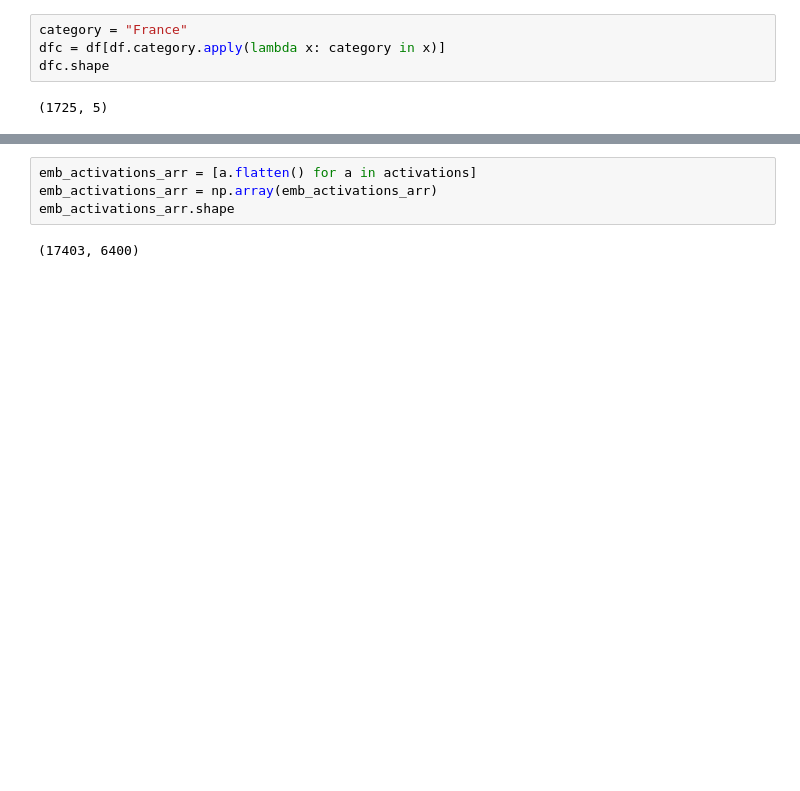
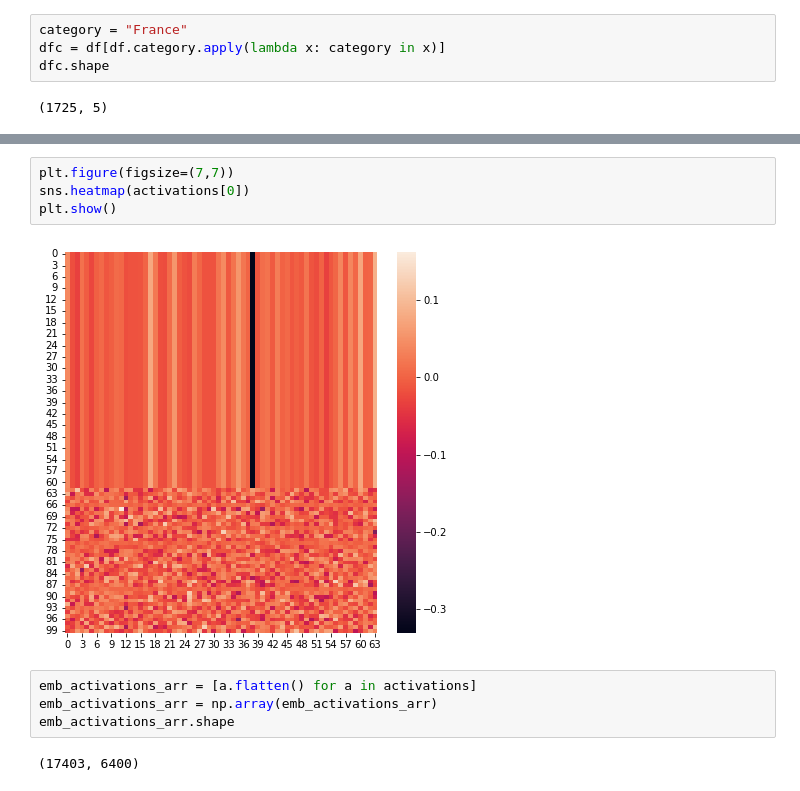
Before and after one commit to MHaurel/nn-concept-interpreter, a Jupyter notebook: visualizer/Embedding-Layer.ipynb, the cells around one changed output, grey strips where cells are left out. Drawn from its saved outputs; the diff is of its cells as text; blank space fills up the shorter version.

```diff
--- a/visualizer/Embedding-Layer.ipynb
+++ b/visualizer/Embedding-Layer.ipynb
@@ -62,4 +62,10 @@ activations.shape
 (17403, 100, 64)
+# %%
+plt.figure(figsize=(7,7))
+sns.heatmap(activations[0])
+plt.show()
+# %% [output]
+[figure, added]
 # %%
 emb_activations_arr = [a.flatten() for a in activations]
 emb_activations_arr = np.array(emb_activations_arr)
```
Also changed, not shown: parts of 4 cells of this notebook, 11 other files.
